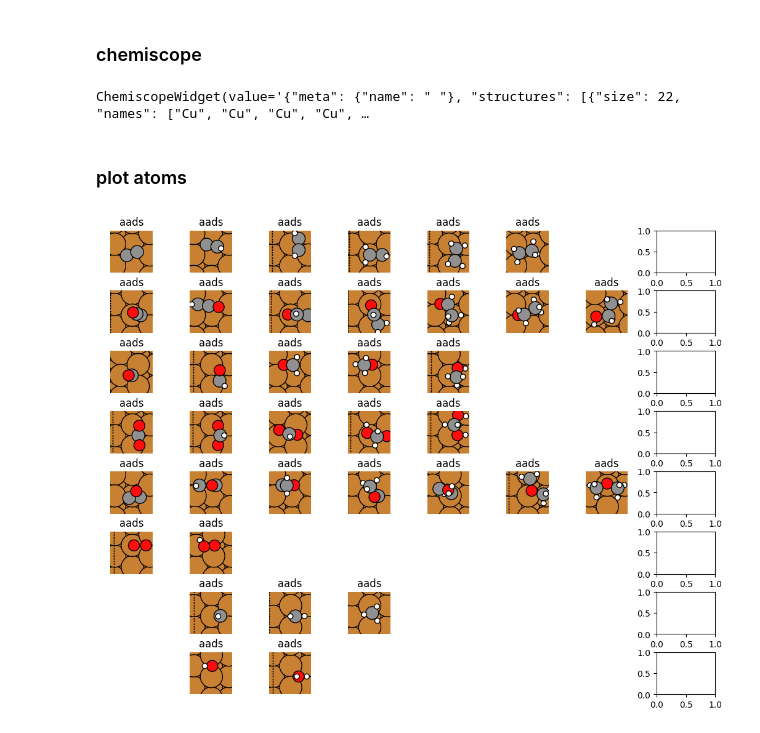
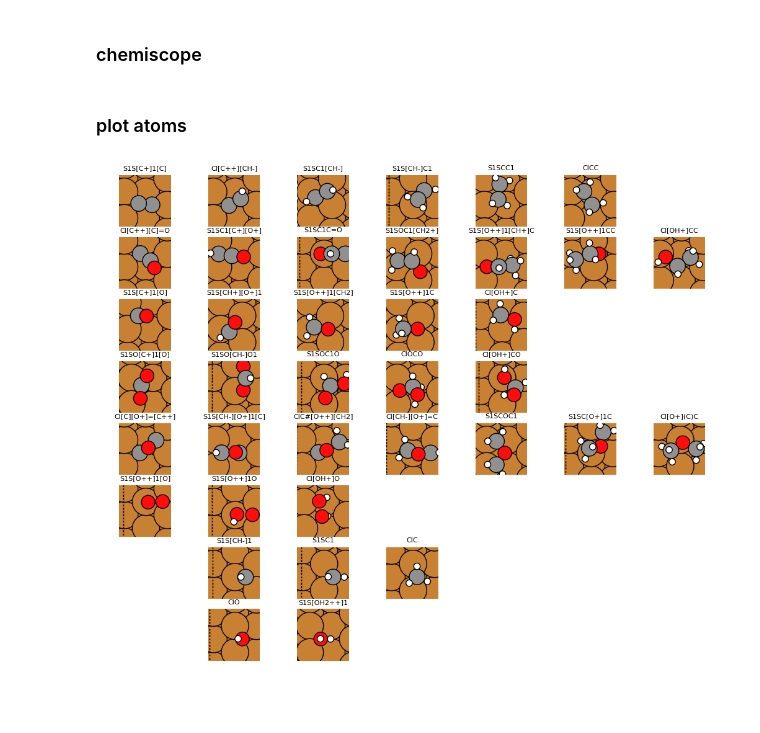
Before and after one commit to basf/autoadsorbate, a Jupyter notebook: scripts/aads_2025.ipynb, the cells around one changed output. Cells and saved outputs as stored; diff of their text form; code cells hidden in the pictures; blank space fills up the shorter version.

```diff
--- a/scripts/aads_2025.ipynb
+++ b/scripts/aads_2025.ipynb
@@ -160,6 +134,7 @@ print(f'Done reading generated traj . . . found {len(traj)}')
 #     traj += read(file, index=':')
 # print(f'Done reading generated traj . . . found {len(traj)}')
 # %%
-all_files = glob('./RELAX/relax_Cu211_get_population/prerelax/MACE*.xyz')
-len(files)
+# all_files = glob('./RELAX/relax_Cu211_get_population/prerelax/MACE*.xyz')
+all_files = glob('./prep/relax/MACE*.xyz')
+len(all_files)
 # %% [output]
@@ -167,6 +142,6 @@ len(files)
 # %%
 rdf, relaxed_traj = read_relax_dir(all_files)
 # %%
-rdf['origin'] = ['aads' for _ in files]
+rdf['origin'] = ['aads' for _ in all_files]
 # %% [markdown]
 ### process df
@@ -172,0 +152,7 @@ rdf['origin'] = ['aads' for _ in files]
+# %%
+from mace.calculators import mace_mp
+
+ref_atoms = relaxed_traj[0].copy()[[atom.index for atom in relaxed_traj[0] if atom.symbol == 'Cu']]
+calc = mace_mp(model='./models/mace-mp-0b3-medium.model', dispersion=True, device='cpu')
+ref_atoms.set_calculator(calc)
+parent_en = ref_atoms.get_potential_energy()
@@ -227,9 +217,11 @@ for i in _xdf.index.values:
     backbone.append(f)
 _xdf['backbone'] = backbone
 
+#set H_max for each backbone manually
 map_H_max = {'C': 3, 'C2': 6, 'C2O': 6, 'CO': 4, 'CO2': 4, 'O': 2, 'O2': 2}
 map_backbone = dict([(v,i) for i, v in enumerate(sorted(list(_xdf.backbone.unique())))])
 
+#make plot float for plotting energy verus multiple in 2d
 map_origin = {'aads':0, 'ocp':1}
 _xdf['plot_float'] = [
     map_backbone[_xdf.backbone.values[i]] + _xdf.H.values[i]/20  + map_origin[_xdf.origin.values[i]]*0.5 for i in range(len(_xdf))
@@ -238,6 +230,22 @@ _xdf['plot_float'] = _xdf['plot_float'] * 0.2
 _xdf['H_max'] = [map_H_max[_xdf.backbone_formula.values[i]] for i in range(len(_xdf))]
 _xdf = _xdf[_xdf['H'] <= _xdf['H_max']]
 
+#make reference energy
+_xdf['calibrate_keys'] = _xdf.backbone + '-H' + _xdf.H.astype(int).astype(str)
+
+set_zero_dict = {}
+
+for k, v in dict(_xdf.groupby(['backbone','H']).energy.min()).items():
+    key = f'{k[0]}-H{int(k[1])}'
+    set_zero_dict[key] = v
+
+group_ref_energy = []
+for k in _xdf['calibrate_keys']:
+    group_ref_energy.append(set_zero_dict[k])
+
+_xdf['group_ref_energy'] = group_ref_energy
+_xdf['energy_calibrated'] = _xdf['energy'] - _xdf['group_ref_energy']
+
 print(f'remaining values in DF: {len(_xdf)}')
 # %% [output]
 A value is trying to be set on a copy of a slice from a DataFrame.
@@ -269,10 +269,8 @@ See the caveats in the documentation: https://pandas.pydata.org/pandas-docs/stab
 # %% [markdown]
 ### chemiscope
 # %%
-chemiscope.show(
-    frames=[relaxed_traj[i] for i in _xdf.traj_index.values],
-    properties=_xdf.to_dict(orient='list'),
-    mode='default',
-)
+# chemiscope.show(
+#     frames=[relaxed_traj[i] for i in _xdf.traj_index.values],
+#     properties=_xdf.to_dict(orient='list'),
+#     mode='default',
+# )
-# %% [output]
-ChemiscopeWidget(value='{"meta": {"name": " "}, "structures": [{"size": 22, "names": ["Cu", "Cu", "Cu", "Cu", …
@@ -280,8 +285,8 @@ ChemiscopeWidget(value='{"meta": {"name": " "}, "structures": [{"size": 22, "nam
 ### plot atoms
 # %%
 fig, axs = plt.subplots(
-    nrows=len(_xdf.H.unique())+1,
-    ncols=len(_xdf.backbone.unique()),
+    ncols=len(_xdf.H.unique()),
+    nrows=len(_xdf.backbone.unique()),
     figsize=[10,8]
 )
 
@@ -295,33 +300,33 @@ for i, backbone in enumerate(_xdf.backbone.unique()):
         ax = axs[i,j]
 
         df_slice = _xdf[_xdf.H.isin([H]) & _xdf.backbone.isin([backbone])]
         # df_slice.sort_values(by=['energy', 'backbone', 'H'],ascending=True)
         df_slice=df_slice[df_slice.energy==df_slice.energy.min()]
 
         if len(df_slice) > 0:
             e = np.round(df_slice.iloc[0].energy,2)
             origin = df_slice.iloc[0].origin
             traj_index = df_slice.iloc[0].traj_index
 
             atoms = relaxed_traj[traj_index].copy()
             shift = - atoms[[atom.index for atom in atoms if atoms.arrays['fragments'][atom.index] == 1]].get_center_of_mass() + atoms.cell[0]*.5+ atoms.cell[1]*.5
             atoms.positions += shift
             atoms.wrap()
 
             plot_atoms(atoms, ax, rotation=('0x,0y,0z'), show_unit_cell=2)
-            ax.set_title(origin)
+            ax.set_title(atoms.info['adsorbate_info']['smiles'], size=8)
 
         ax.set_axis_off()
         ax.set_xlim(1, 6)
         ax.set_ylim(2, 7)
         # x = cell[0][0] + cell[1][0]
         # y = cell[0][1] + cell[1][1]
         # ax.set_xlim(x+2, x+9)
         # ax.set_ylim(y-3, y+3)
 
         view_atoms.append(atoms)
 
 # fig.set_layout_engine(layout='tight')
-plt.tight_layout(pad=0.01, w_pad=0.1, h_pad=0.01)
+plt.tight_layout(pad=0.01, w_pad=0.4, h_pad=0.01)
 # %% [output]
-[figure, old version]
+[figure, new version]
```
Also changed, not shown: parts of 16 cells of this notebook, 2 other files.
